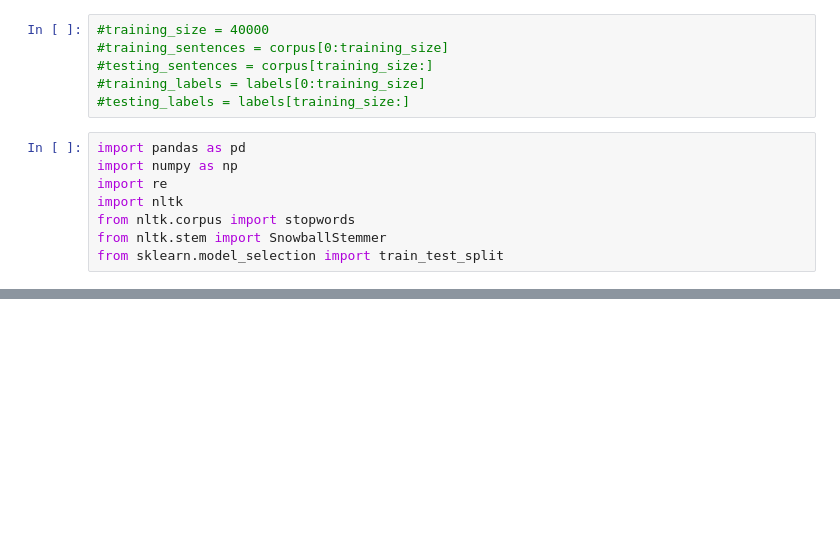
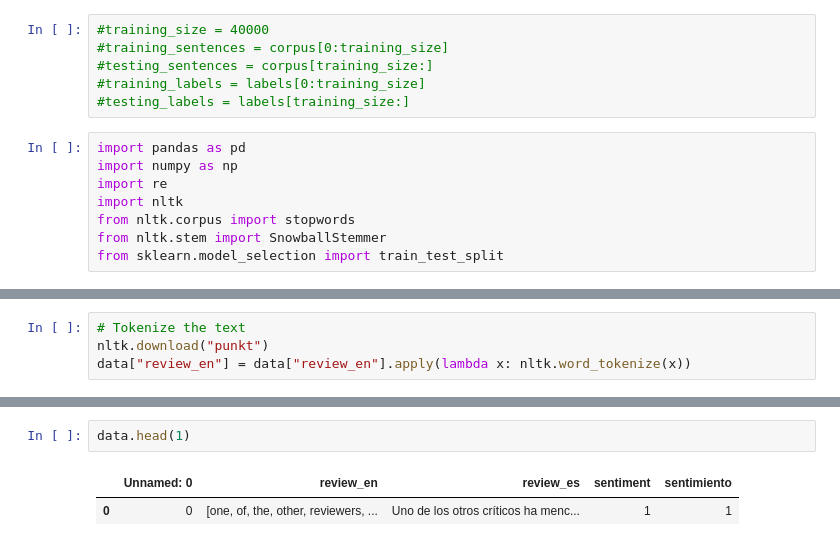
Before and after one commit to zfriedman0/5290-Spanish-MTSA, a Jupyter notebook: NLP_machine_translations_and_sentiment_analysis_arefa.ipynb, the cells around one changed output, grey strips where cells are left out. Cells and saved outputs as stored; diff of their text form; blank space fills up the shorter version.

```diff
--- a/NLP_machine_translations_and_sentiment_analysis_arefa.ipynb
+++ b/NLP_machine_translations_and_sentiment_analysis_arefa.ipynb
@@ -66,0 +358,4 @@ from sklearn.model_selection import train_test_split
+# %%
+# Tokenize the text
+nltk.download("punkt")
+data["review_en"] = data["review_en"].apply(lambda x: nltk.word_tokenize(x))
@@ -66,0 +365,5 @@ from sklearn.model_selection import train_test_split
+# %%
+data.head(1)
+# %% [output]
+|  | Unnamed: 0 | review_en | review_es | sentiment | sentimiento |
+| 0 | 0 | [one, of, the, other, reviewers, ... | Uno de los otros críticos ha menc... | 1 | 1 |
```
Also changed, not shown: parts of 38 cells of this notebook.
